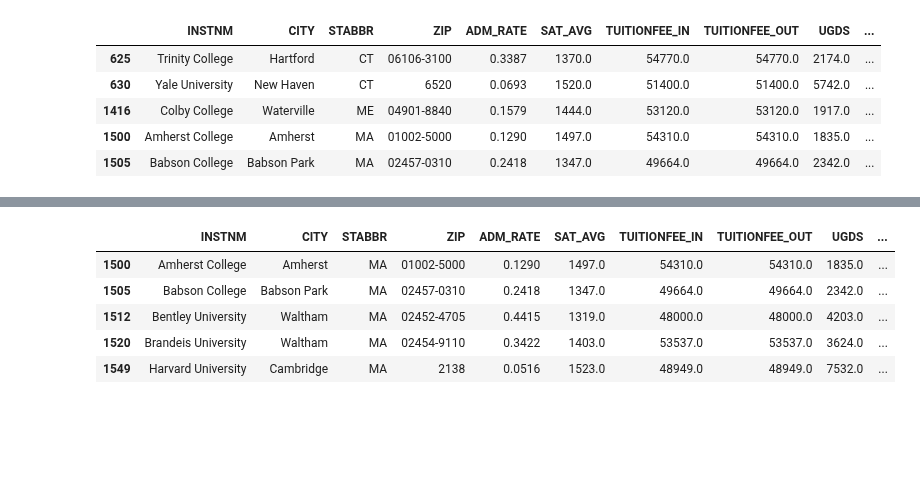
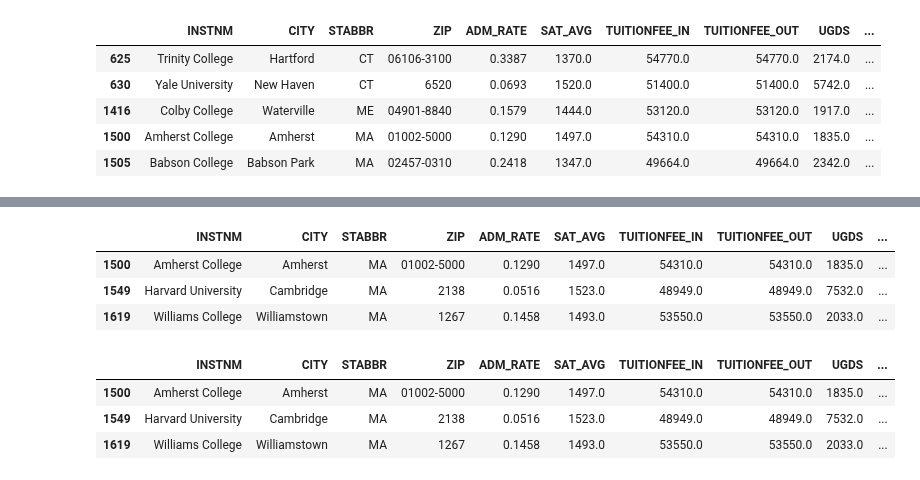
Before and after one commit to summerchurby/GSB-544, a Jupyter notebook: PA_wrangle.ipynb, the cells around one changed output, grey strips where cells are left out. Drawn from its saved outputs; the diff is of its cells as text; code cells hidden in the pictures; blank space fills up the shorter version.

```diff
--- a/PA_wrangle.ipynb
+++ b/PA_wrangle.ipynb
@@ -258,11 +258,10 @@ ephelia.head()
 # %%
 # not in new hampshire or city of boston
-ephelia = ephelia[(ephelia["STABBR"] != "NH") | (ephelia["CITY"] != "Boston")]
+ephelia = ephelia[ephelia["STABBR"] != "NH"]
+ephelia = ephelia[ephelia["CITY"] != "Boston"]
 ephelia.head()
 # %% [output]
 |  | INSTNM | CITY | STABBR | ZIP | ADM_RATE | SAT_AVG | TUITIONFEE_IN | TUITIONFEE_OUT | UGDS | ... |
 | 1500 | Amherst College | Amherst | MA | 01002-5000 | 0.1290 | 1497.0 | 54310.0 | 54310.0 | 1835.0 | ... |
-| 1505 | Babson College | Babson Park | MA | 02457-0310 | 0.2418 | 1347.0 | 49664.0 | 49664.0 | 2342.0 | ... |
-| 1512 | Bentley University | Waltham | MA | 02452-4705 | 0.4415 | 1319.0 | 48000.0 | 48000.0 | 4203.0 | ... |
-| 1520 | Brandeis University | Waltham | MA | 02454-9110 | 0.3422 | 1403.0 | 53537.0 | 53537.0 | 3624.0 | ... |
 | 1549 | Harvard University | Cambridge | MA | 2138 | 0.0516 | 1523.0 | 48949.0 | 48949.0 | 7532.0 | ... |
+| 1619 | Williams College | Williamstown | MA | 1267 | 0.1458 | 1493.0 | 53550.0 | 53550.0 | 2033.0 | ... |
@@ -270,0 +268,11 @@ ephelia.head()
+# %%
+# More than 3,000 people apply
+ephelia["INCOMING_CLASS"] = ephelia["UGDS"] / 4
+ephelia["APPLICANTS"] = ephelia["INCOMING_CLASS"] / ephelia["ADM_RATE"]
+ephelia = ephelia[ephelia["APPLICANTS"] > 3000]
+ephelia.head()
+# %% [output]
+|  | INSTNM | CITY | STABBR | ZIP | ADM_RATE | SAT_AVG | TUITIONFEE_IN | TUITIONFEE_OUT | UGDS | ... |
+| 1500 | Amherst College | Amherst | MA | 01002-5000 | 0.1290 | 1497.0 | 54310.0 | 54310.0 | 1835.0 | ... |
+| 1549 | Harvard University | Cambridge | MA | 2138 | 0.0516 | 1523.0 | 48949.0 | 48949.0 | 7532.0 | ... |
+| 1619 | Williams College | Williamstown | MA | 1267 | 0.1458 | 1493.0 | 53550.0 | 53550.0 | 2033.0 | ... |
```
Also changed, not shown: parts of 2 cells of this notebook.
